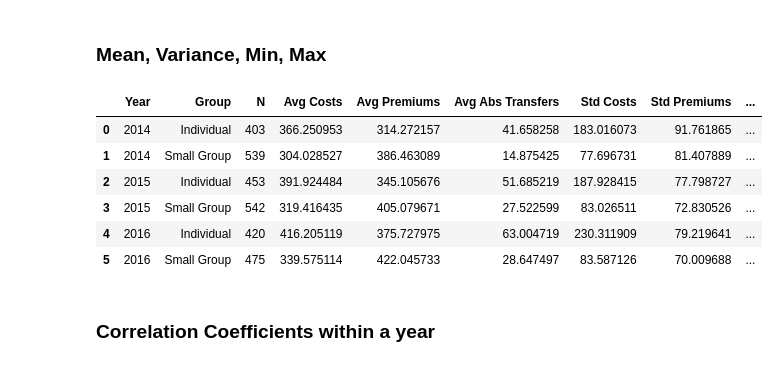
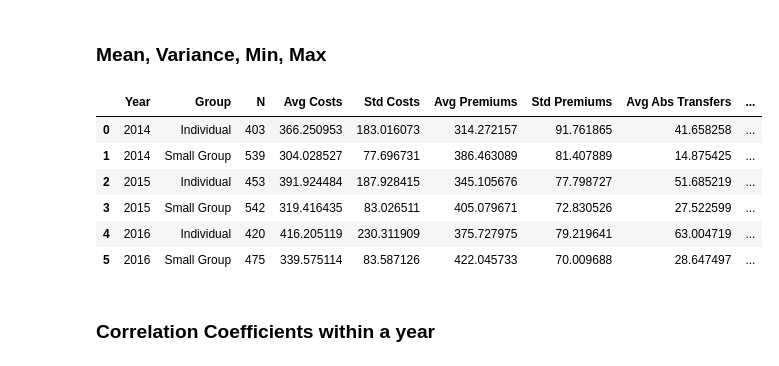
Before and after one commit to guanzgrace/risk-adjustment-model-validation, a Jupyter notebook: Validation.ipynb, the cells around one changed output. Cells and saved outputs as stored; diff of their text form; code cells hidden in the pictures.

```diff
--- a/Validation.ipynb
+++ b/Validation.ipynb
@@ -145,45 +145,56 @@ sg_data = sg_data_14.merge(sg_data_15, on='HIOS ID', how='outer', suffixes=('_14
 # %%
 # Mean, Variance, Min, Max in a nice dataframe
 
-df = pd.DataFrame(columns=["Year", "Group", "N", "Avg Costs", "Avg Premiums", "Avg Abs Transfers",
-                          "Std Costs", "Std Premiums", "Std Abs Transfers", "Min Costs",
-                          "Min Premiums", "Min Abs Transfers", "Max Costs",
-                          "Max Premiums", "Max Abs Transfers"])
+df = pd.DataFrame(columns=["Year", "Group", "N", "Avg Costs", "Std Costs",
+                           "Avg Premiums", "Std Premiums",
+                           "Avg Abs Transfers", "Std Abs Transfers",
+                           "Avg Profits", "Std Profits",
+                           "Avg Reinsurance", "Std Reinsurance"])
 
 years = [2014, 2015, 2016]
 groups = ["Individual", "Small Group"]
 ind_dfs = dict()
 ind_dfs[2014] = ind_data_14
 ind_dfs[2015] = ind_data_15
 ind_dfs[2016] = ind_data_16
 sg_dfs = dict()
 sg_dfs[2014] = sg_data_14
 sg_dfs[2015] = sg_data_15
 sg_dfs[2016] = sg_data_16
 data = dict()
 data["Individual"] = ind_dfs
 data["Small Group"] = sg_dfs
-labels = ["CostsPMM", "PremiumsPMM", "TransfersPMM"]
+labels = ["CostsPMM", "PremiumsPMM", "TransfersPMM", "ProfitsPMM", "ReinsurancePMM"]
 
 i = 0
 for year in years:
     for group in groups:
         b = labels
         a = data[group][year]
-        df.loc[i] = [year, group, len(a), np.mean(a[b[0]]), np.mean(a[b[1]]), np.mean(abs(a[b[2]])),
-                   np.std(a[b[0]]), np.std(a[b[1]]), np.std(abs(a[b[2]])),
-                   np.min(a[b[0]]), np.min(a[b[1]]), np.min(abs(a[b[2]])),
-                   np.max(a[b[0]]), np.max(a[b[1]]), np.max(abs(a[b[2]]))]
+        if group == "Individual":
+            df.loc[i] = [year, group, len(a),
+                         np.mean(a[b[0]]), np.std(a[b[0]]),
+                         np.mean(a[b[1]]), np.std(a[b[1]]),
+                         np.mean(abs(a[b[2]])), np.std(abs(a[b[2]])),
+                         np.mean(a[b[3]]), np.std(a[b[3]]),
+                         np.mean(a[b[4]]), np.std(a[b[4]])]
+        else:
+            df.loc[i] = [year, group, len(a),
+                         np.mean(a[b[0]]), np.std(a[b[0]]),
+                         np.mean(a[b[1]]), np.std(a[b[1]]),
+                         np.mean(abs(a[b[2]])), np.std(abs(a[b[2]])),
+                         np.mean(a[b[3]]), np.std(a[b[3]]),
+                         np.nan, np.nan]
         i = i + 1
 df
 # %% [output]
-|  | Year | Group | N | Avg Costs | Avg Premiums | Avg Abs Transfers | Std Costs | Std Premiums | ... |
-| 0 | 2014 | Individual | 403 | 366.250953 | 314.272157 | 41.658258 | 183.016073 | 91.761865 | ... |
-| 1 | 2014 | Small Group | 539 | 304.028527 | 386.463089 | 14.875425 | 77.696731 | 81.407889 | ... |
-| 2 | 2015 | Individual | 453 | 391.924484 | 345.105676 | 51.685219 | 187.928415 | 77.798727 | ... |
-| 3 | 2015 | Small Group | 542 | 319.416435 | 405.079671 | 27.522599 | 83.026511 | 72.830526 | ... |
-| 4 | 2016 | Individual | 420 | 416.205119 | 375.727975 | 63.004719 | 230.311909 | 79.219641 | ... |
-| 5 | 2016 | Small Group | 475 | 339.575114 | 422.045733 | 28.647497 | 83.587126 | 70.009688 | ... |
+|  | Year | Group | N | Avg Costs | Std Costs | Avg Premiums | Std Premiums | Avg Abs Transfers | ... |
+| 0 | 2014 | Individual | 403 | 366.250953 | 183.016073 | 314.272157 | 91.761865 | 41.658258 | ... |
+| 1 | 2014 | Small Group | 539 | 304.028527 | 77.696731 | 386.463089 | 81.407889 | 14.875425 | ... |
+| 2 | 2015 | Individual | 453 | 391.924484 | 187.928415 | 345.105676 | 77.798727 | 51.685219 | ... |
+| 3 | 2015 | Small Group | 542 | 319.416435 | 83.026511 | 405.079671 | 72.830526 | 27.522599 | ... |
+| 4 | 2016 | Individual | 420 | 416.205119 | 230.311909 | 375.727975 | 79.219641 | 63.004719 | ... |
+| 5 | 2016 | Small Group | 475 | 339.575114 | 83.587126 | 422.045733 | 70.009688 | 28.647497 | ... |
 # %% [markdown]
 <a id='a2'></a>
 ### Correlation Coefficients within a year
```
